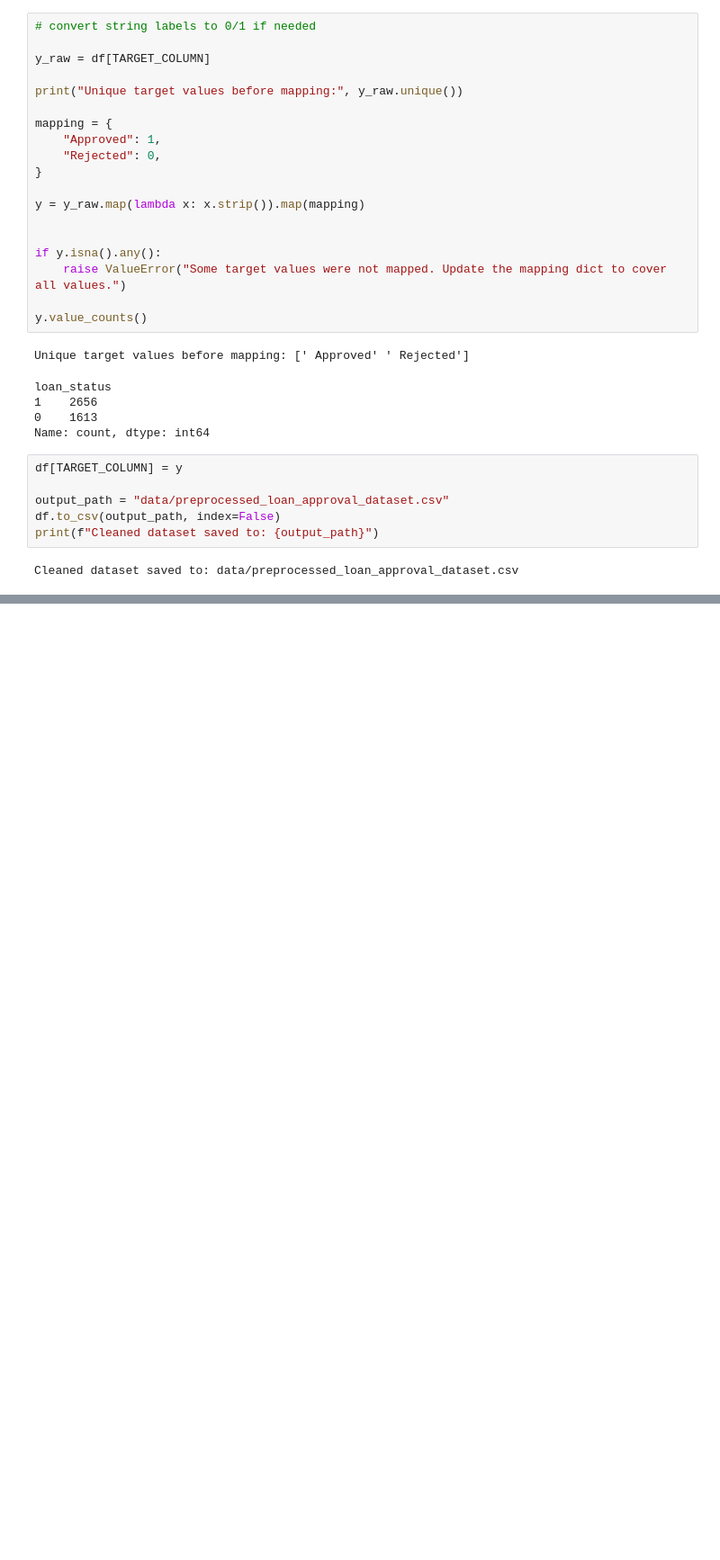
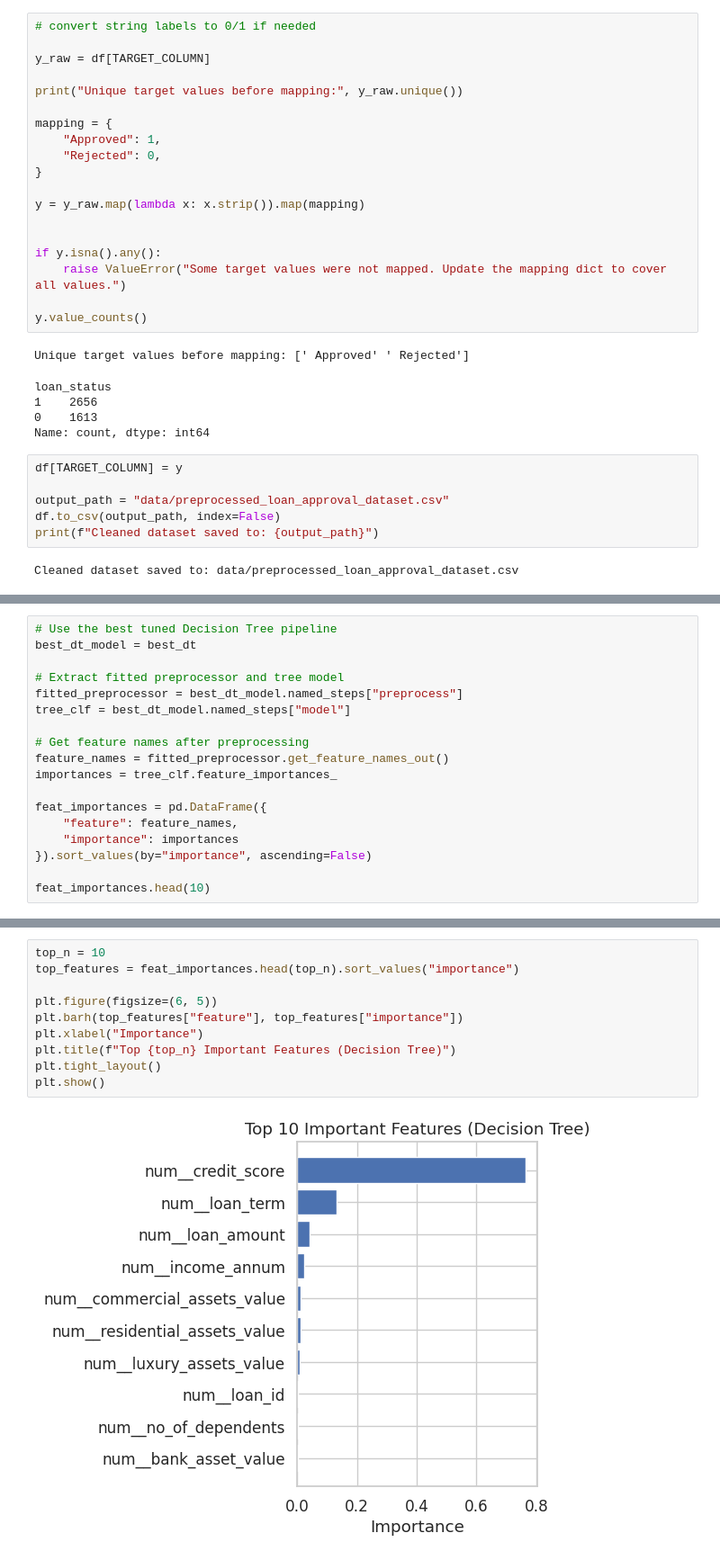
Before and after one commit to mainul-hira/validata-predict-loan-approval, a Jupyter notebook: predict_loan_approval.ipynb, the cells around one changed output, grey strips where cells are left out. Shown at 90% size. Cells and saved outputs as stored; diff of their text form; blank space fills up the shorter version.

```diff
--- a/predict_loan_approval.ipynb
+++ b/predict_loan_approval.ipynb
@@ -105,0 +378,18 @@ Cleaned dataset saved to: data/preprocessed_loan_approval_dataset.csv
+# %%
+# Use the best tuned Decision Tree pipeline
+best_dt_model = best_dt
+
+# Extract fitted preprocessor and tree model
+fitted_preprocessor = best_dt_model.named_steps["preprocess"]
+tree_clf = best_dt_model.named_steps["model"]
+
+# Get feature names after preprocessing
+feature_names = fitted_preprocessor.get_feature_names_out()
+importances = tree_clf.feature_importances_
+
+feat_importances = pd.DataFrame({
+    "feature": feature_names,
+    "importance": importances
+}).sort_values(by="importance", ascending=False)
+
+feat_importances.head(10)
@@ -105,0 +408,12 @@ Cleaned dataset saved to: data/preprocessed_loan_approval_dataset.csv
+# %%
+top_n = 10
+top_features = feat_importances.head(top_n).sort_values("importance")
+
+plt.figure(figsize=(6, 5))
+plt.barh(top_features["feature"], top_features["importance"])
+plt.xlabel("Importance")
+plt.title(f"Top {top_n} Important Features (Decision Tree)")
+plt.tight_layout()
+plt.show()
+# %% [output]
+[figure, added]
```
Also changed, not shown: parts of 16 cells of this notebook.
